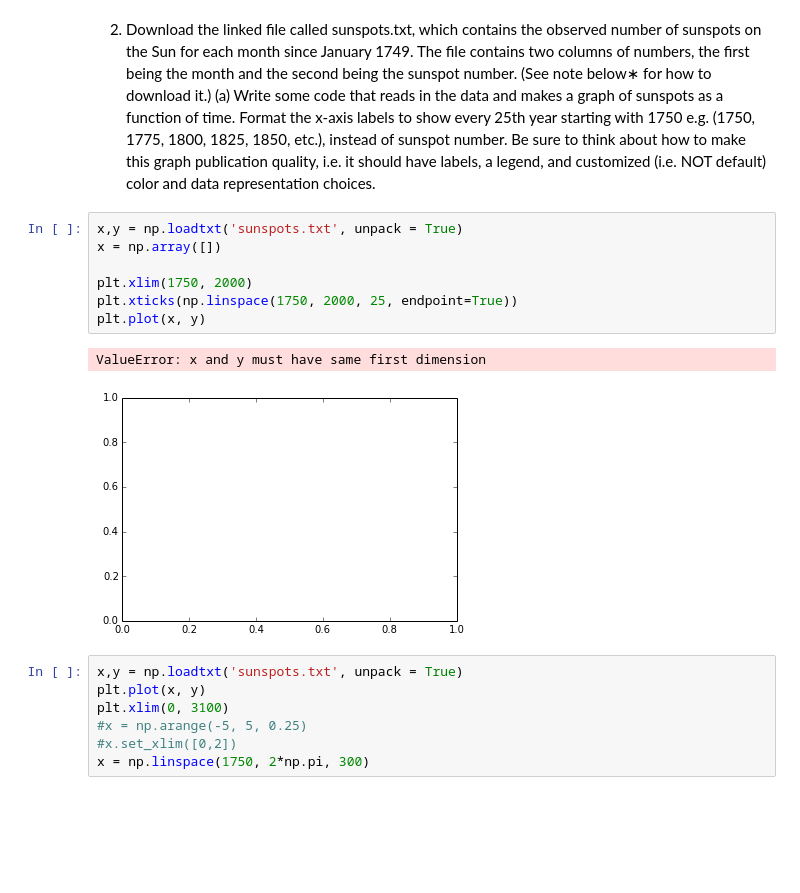
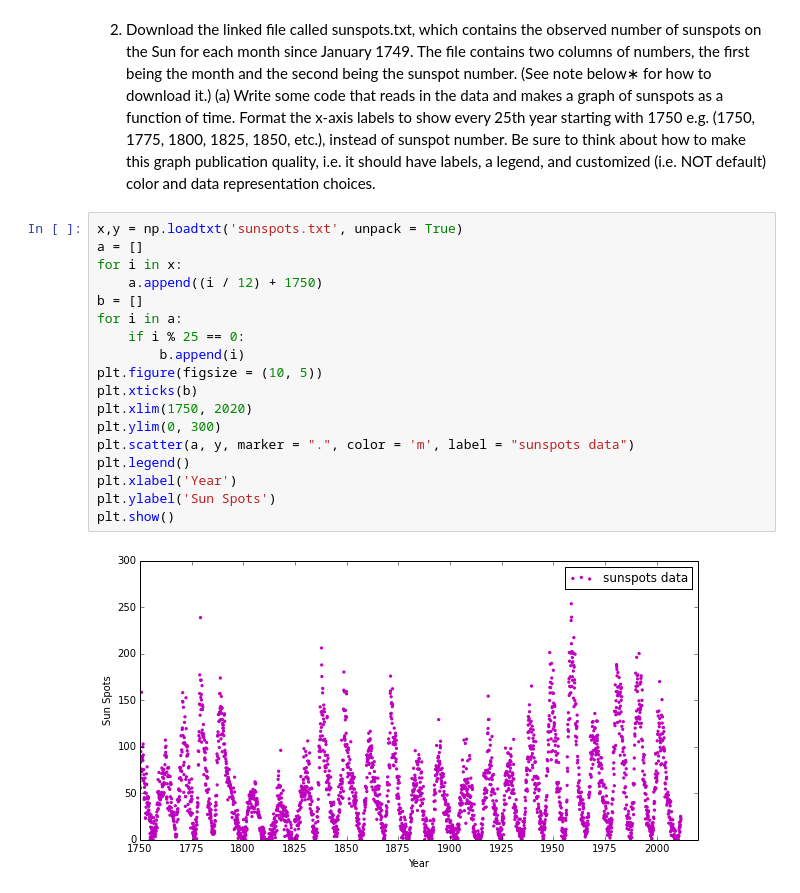
Before and after one commit to mkourjan/PHYS202-S14, a Jupyter notebook: Graphics/GraphicsExercises.ipynb, the cells around one changed output. Cells and saved outputs as stored; diff of their text form; blank space fills up the shorter version.

```diff
--- a/Graphics/GraphicsExercises.ipynb
+++ b/Graphics/GraphicsExercises.ipynb
@@ -86,20 +51,23 @@ plt.show()
 # %% [markdown]
 2. Download the linked file called sunspots.txt, which contains the observed number of sunspots on the Sun for each month since January 1749. The file contains two columns of numbers, the first being the month and the second being the sunspot number. (See note below∗ for how to download it.)
 (a) Write some code that reads in the data and makes a graph of sunspots as a function of time. Format the x-axis labels to show every 25th year starting with 1750 e.g. (1750, 1775, 1800, 1825, 1850, etc.), instead of sunspot number. Be sure to think about how to make this graph publication quality, i.e. it should have labels, a legend, and customized (i.e. NOT default) color and data representation choices.
-# %%
-x,y = np.loadtxt('sunspots.txt', unpack = True)
-x = np.array([])
-
-plt.xlim(1750, 2000)
-plt.xticks(np.linspace(1750, 2000, 25, endpoint=True))
-plt.plot(x, y)
-# %% [output]
-ValueError: x and y must have same first dimension
-[figure, removed]
-# %%
-x,y = np.loadtxt('sunspots.txt', unpack = True)
-plt.plot(x, y)
-plt.xlim(0, 3100)
-#x = np.arange(-5, 5, 0.25)
-#x.set_xlim([0,2])
-x = np.linspace(1750, 2*np.pi, 300)
+# %%
+x,y = np.loadtxt('sunspots.txt', unpack = True)
+a = []
+for i in x:
+    a.append((i / 12) + 1750)
+b = []
+for i in a:
+    if i % 25 == 0:
+        b.append(i)
+plt.figure(figsize = (10, 5))
+plt.xticks(b)
+plt.xlim(1750, 2020)
+plt.ylim(0, 300)
+plt.scatter(a, y, marker = ".", color = 'm', label = "sunspots data")
+plt.legend()
+plt.xlabel('Year')
+plt.ylabel('Sun Spots')
+plt.show()
+# %% [output]
+[figure, added]
```
Also changed, not shown: parts of 5 cells of this notebook, 2 other files.
